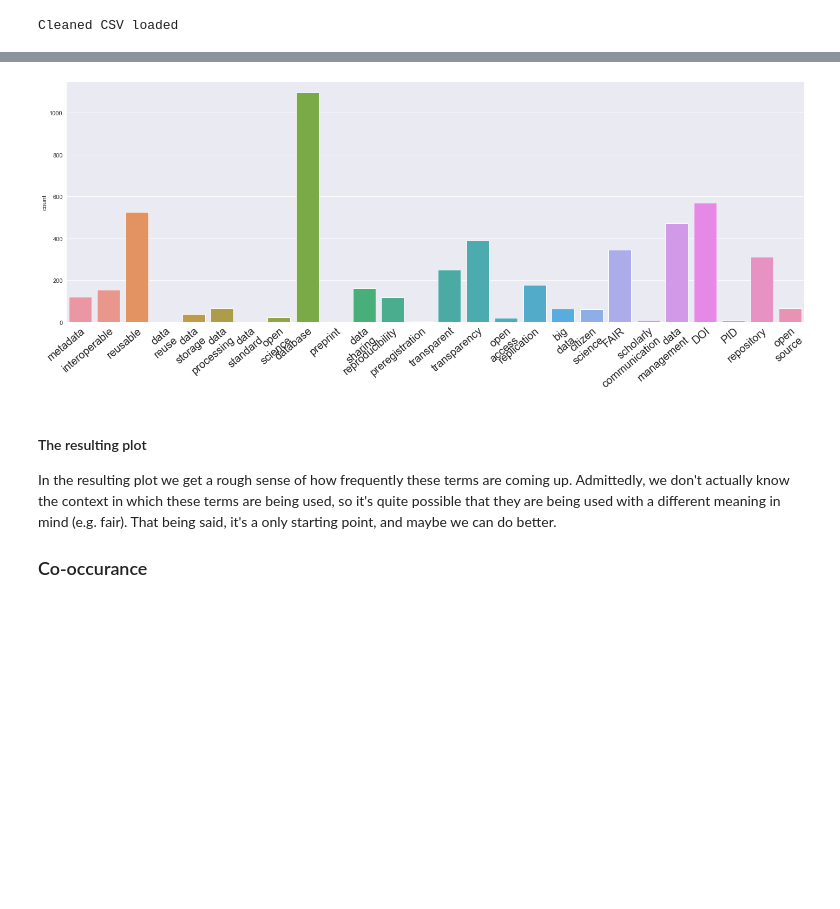
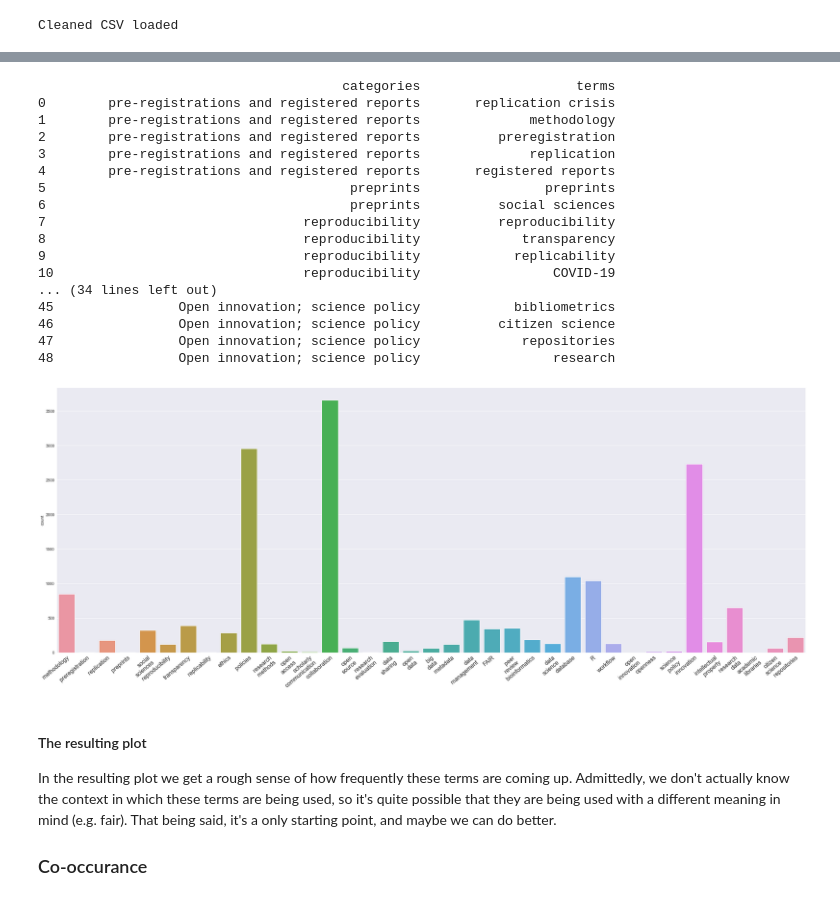
Before and after one commit to DanNBullock/USG_grants_crawl, a Jupyter notebook: GrantsDotGov_Open_Science_Overview.ipynb, the cells around one changed output, grey strips where cells are left out. Cells and saved outputs as stored; diff of their text form; code cells hidden in the pictures; blank space fills up the shorter version.

```diff
--- a/GrantsDotGov_Open_Science_Overview.ipynb
+++ b/GrantsDotGov_Open_Science_Overview.ipynb
@@ -80,0 +77,24 @@ To begin then, we'll do a quick search to see how many grants each of the word-b
+# %%
+import re
+import numpy as np
+import matplotlib.pyplot as plt
+import pandas as pd
+import math
+# create a holder to hold the word count
+wordCounts=np.zeros(len(grantsDF))
+for iIndexes,iRows in grantsDF.iterrows():
+    # get the description content for the current row
+    currDescription=iRows['Description']
+    # perform a regex search and count the number of matches IF THERE'S ANY WORDS THERE
+    if not pd.isnull(currDescription):
+        currDescWordCount = len(re.findall(re.compile('\\b[A-Za-z]+\\b'), currDescription))
+    else:
+        currDescWordCount=0
+    # set it in the holder
+    wordCounts[iIndexes]=currDescWordCount
+
+# seaborn makes this overcomplicated, so just use matplotlib
+binSize=3
+binNumber=math.ceil(np.max(wordCounts)/binSize)
+plt.figure(figsize=(16, 8), dpi=200)
+plt.hist(wordCounts,bins=binNumber)
@@ -84,7 +116,7 @@ import seaborn as sns
 import itertools
 import pandas as pd
 import matplotlib.pyplot as plt
-import re
+
 
 # open the keywords file
 with open('keywords.txt', 'r') as f:
@@ -92,6 +124,13 @@ with open('keywords.txt', 'r') as f:
 
 # split it into a list.  Each term is kept on a separate line
 keywords=keywords.split('\n')
+
+inputKeywords=pd.read_csv('OSterms_LeeChung2022.csv')
+print(inputKeywords)
+
+# split it into a list.  Each term is kept on a separate line
+keywords=inputKeywords['terms'].tolist()
+keywords.remove('research')
 
 # create a dictionary which will be saved as a json, so that you don't have to do this each time
 grantFindsOut={}
@@ -111,36 +150,53 @@ for iKeywords in keywords:
         except:
             # do nothing, if there's no description field, then the word can't be found
             pass
 
     # store the found entries in the output dictionary.  Use the keyword as the key (with spaces replaced with underscores),
     # and the value being the list of grant IDs
     grantFindsOut[iKeywords.replace(' ','_')]=grantsFound
 
 # save it out
 with open("grantFindsOut.json", "w") as outfile:
     json.dump(grantFindsOut, outfile)
 
 # plot a histogram
 #silly way to do this, but seaborn was giving me issues
 import itertools
 keywordCountVec=[]
 for iKeywords in list(grantFindsOut.keys()):
     currVec=[iKeywords.replace('_','\n')] * len(grantFindsOut[iKeywords])
     keywordCountVec.extend(currVec)
 
 import seaborn as sns
 keywordHistDF=pd.DataFrame(data=keywordCountVec, columns=['keyword'])
 #keywordHistDF.loc[0:10]=[len(grantFindsOut[iKeyword]) for iKeyword in grantFindsOut.keys()]
 #keywordHistDF
-sns.set(rc={'figure.figsize':(20,8.27)})
+sns.set(rc={'figure.figsize':(25,10)})
 ax=sns.countplot(keywordCountVec)
-ax.set_xticklabels(ax.get_xticklabels(), rotation=40, ha="right",rotation_mode='anchor',fontsize=20)
+ax.set_xticklabels(ax.get_xticklabels(), rotation=50, ha="right",rotation_mode='anchor',fontsize=18, linespacing=.8)
 #ax.set_yticklabels(ax.get_yticklabels(),fontsize=20)
 ax.tick_params(axis='both', which='major', pad=0)
 plt.tight_layout()
 plt.show()
 # %% [output]
+                                       categories                    terms
+0        pre-registrations and registered reports       replication crisis
+1        pre-registrations and registered reports              methodology
+2        pre-registrations and registered reports          preregistration
+3        pre-registrations and registered reports              replication
+4        pre-registrations and registered reports       registered reports
+5                                       preprints                preprints
+6                                       preprints          social sciences
+7                                 reproducibility          reproducibility
+8                                 reproducibility             transparency
+9                                 reproducibility            replicability
+10                                reproducibility                 COVID-19
+... (34 lines left out)
+45                Open innovation; science policy            bibliometrics
+46                Open innovation; science policy          citizen science
+47                Open innovation; science policy             repositories
+48                Open innovation; science policy                 research
-[figure, old version]
+[figure, new version]
 # %% [markdown]
 #### The resulting plot
 
```
Also changed, not shown: parts of 4 cells of this notebook, 3 other files.
